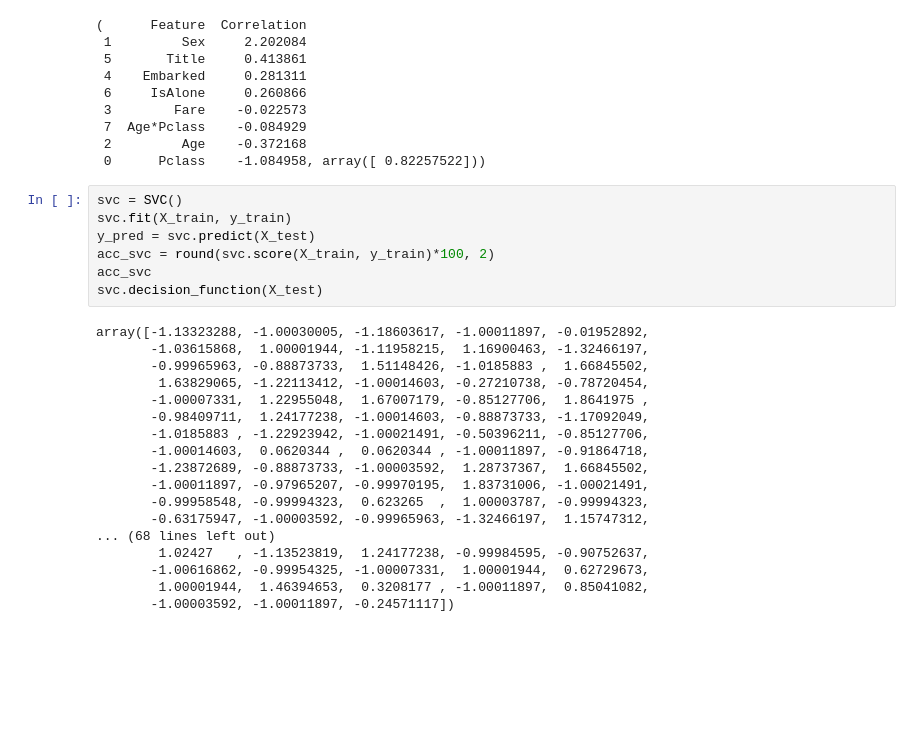
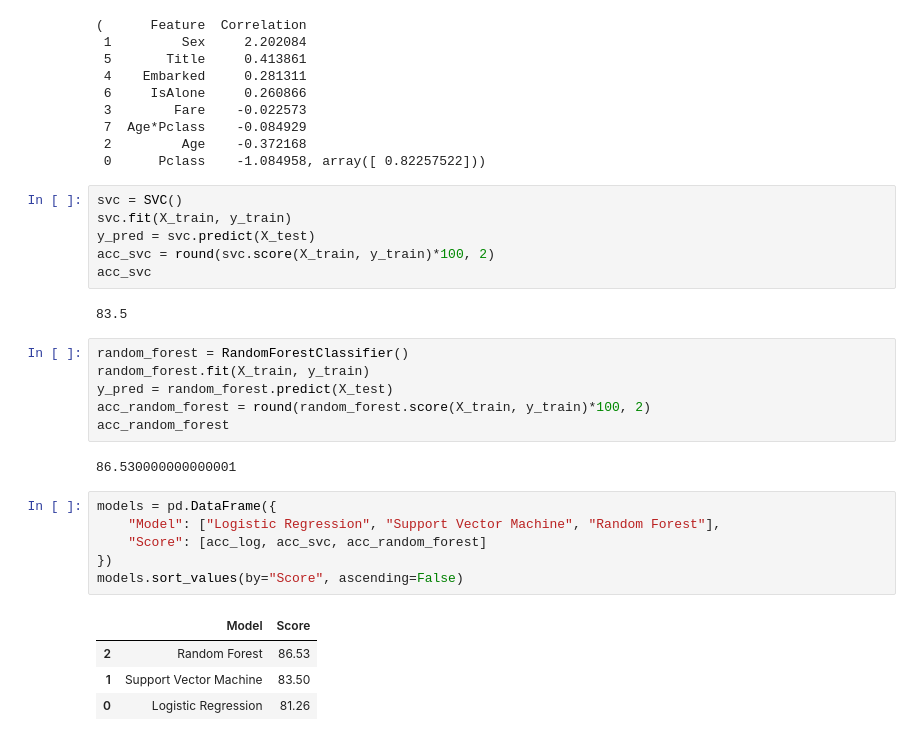
Before and after one commit to mijies/notebooks, a Jupyter notebook: titanic/solution01.ipynb, the cells around one changed output. Cells and saved outputs as stored; diff of their text form; blank space fills up the shorter version.

```diff
--- a/titanic/solution01.ipynb
+++ b/titanic/solution01.ipynb
@@ -575,22 +576,24 @@ svc.fit(X_train, y_train)
 y_pred = svc.predict(X_test)
 acc_svc = round(svc.score(X_train, y_train)*100, 2)
 acc_svc
-svc.decision_function(X_test)
 # %% [output]
-array([-1.13323288, -1.00030005, -1.18603617, -1.00011897, -0.01952892,
-       -1.03615868,  1.00001944, -1.11958215,  1.16900463, -1.32466197,
-       -0.99965963, -0.88873733,  1.51148426, -1.0185883 ,  1.66845502,
-        1.63829065, -1.22113412, -1.00014603, -0.27210738, -0.78720454,
-       -1.00007331,  1.22955048,  1.67007179, -0.85127706,  1.8641975 ,
-       -0.98409711,  1.24177238, -1.00014603, -0.88873733, -1.17092049,
-       -1.0185883 , -1.22923942, -1.00021491, -0.50396211, -0.85127706,
-       -1.00014603,  0.0620344 ,  0.0620344 , -1.00011897, -0.91864718,
-       -1.23872689, -0.88873733, -1.00003592,  1.28737367,  1.66845502,
-       -1.00011897, -0.97965207, -0.99970195,  1.83731006, -1.00021491,
-       -0.99958548, -0.99994323,  0.623265  ,  1.00003787, -0.99994323,
-       -0.63175947, -1.00003592, -0.99965963, -1.32466197,  1.15747312,
-... (68 lines left out)
-        1.02427   , -1.13523819,  1.24177238, -0.99984595, -0.90752637,
-       -1.00616862, -0.99954325, -1.00007331,  1.00001944,  0.62729673,
-        1.00001944,  1.46394653,  0.3208177 , -1.00011897,  0.85041082,
-       -1.00003592, -1.00011897, -0.24571117])
+83.5
+# %%
+random_forest = RandomForestClassifier()
+random_forest.fit(X_train, y_train)
+y_pred = random_forest.predict(X_test)
+acc_random_forest = round(random_forest.score(X_train, y_train)*100, 2)
+acc_random_forest
+# %% [output]
+86.530000000000001
+# %%
+models = pd.DataFrame({
+    "Model": ["Logistic Regression", "Support Vector Machine", "Random Forest"],
+    "Score": [acc_log, acc_svc, acc_random_forest]
+})
+models.sort_values(by="Score", ascending=False)
+# %% [output]
+|  | Model | Score |
+| 2 | Random Forest | 86.53 |
+| 1 | Support Vector Machine | 83.50 |
+| 0 | Logistic Regression | 81.26 |
```
Also changed, not shown: parts of 3 cells of this notebook, 4 other files.
